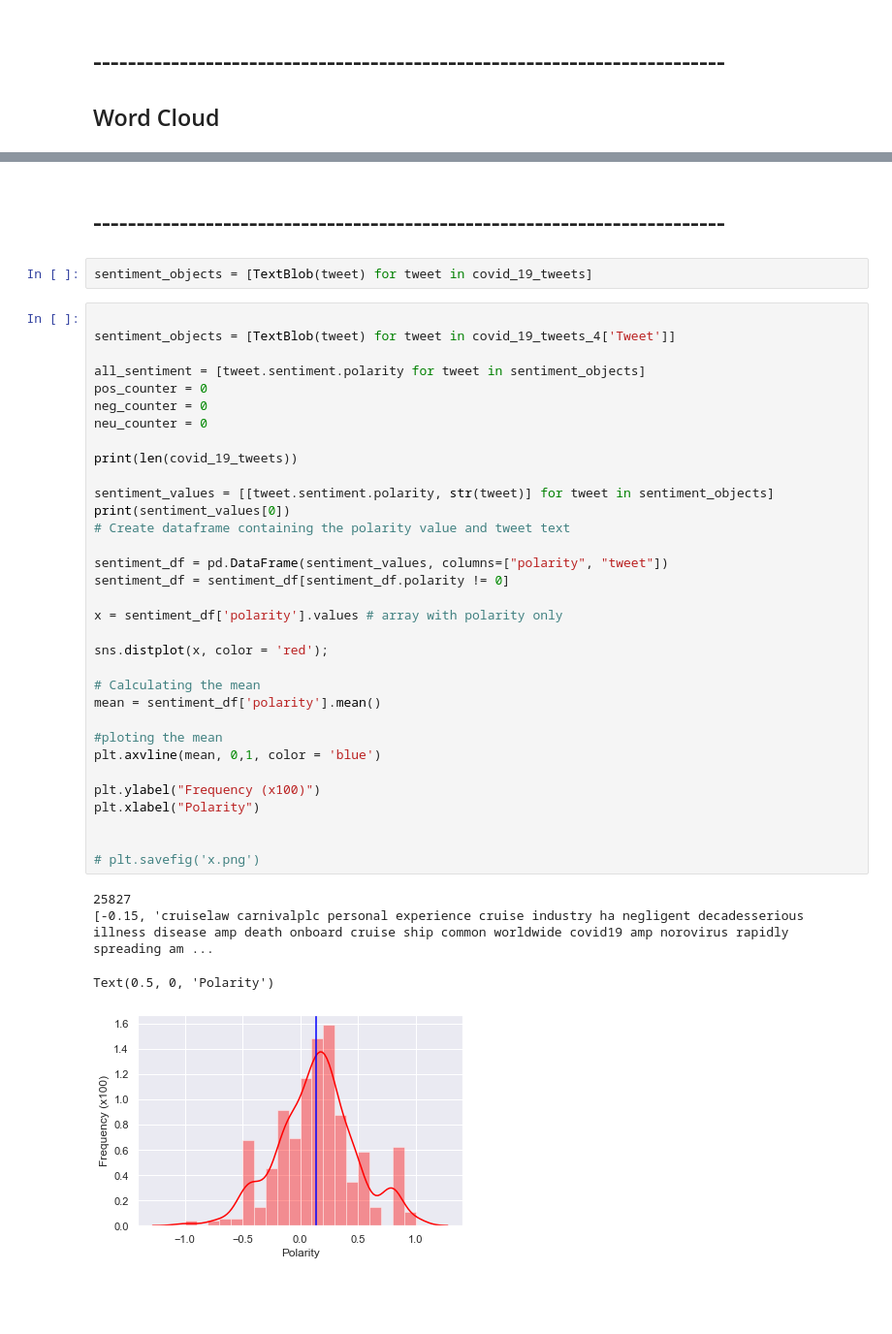
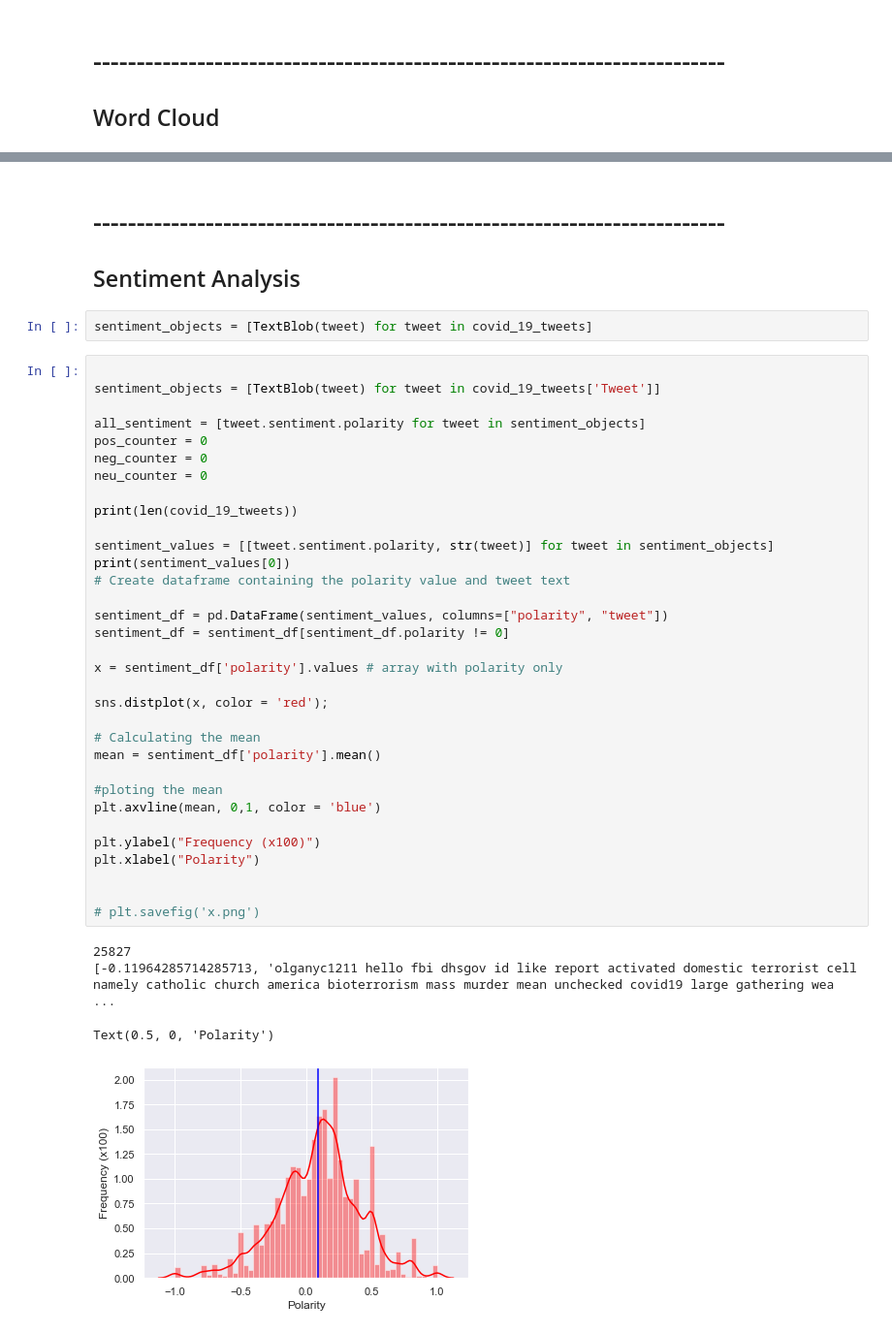
Before and after one commit to AndrewEdward37/67364_Final_Project, a Jupyter notebook: analysis.ipynb, the cells around one changed output, grey strips where cells are left out. Shown at 97% size. Saved outputs shown, nothing was run; the diff lists cells and outputs as text; blank space fills up the shorter version.

```diff
--- a/analysis.ipynb
+++ b/analysis.ipynb
@@ -350,42 +356,43 @@ plt.imshow(wc)
 # %% [markdown]
 # -------------------------------------------------------------------------
+## Sentiment Analysis
 # %%
 sentiment_objects = [TextBlob(tweet) for tweet in covid_19_tweets]
 # %%
 
-sentiment_objects = [TextBlob(tweet) for tweet in covid_19_tweets_4['Tweet']]
+sentiment_objects = [TextBlob(tweet) for tweet in covid_19_tweets['Tweet']]
 
 all_sentiment = [tweet.sentiment.polarity for tweet in sentiment_objects]
 pos_counter = 0
 neg_counter = 0
 neu_counter = 0
 
 print(len(covid_19_tweets))
 
 sentiment_values = [[tweet.sentiment.polarity, str(tweet)] for tweet in sentiment_objects]
 print(sentiment_values[0])
 # Create dataframe containing the polarity value and tweet text
 
 sentiment_df = pd.DataFrame(sentiment_values, columns=["polarity", "tweet"])
 sentiment_df = sentiment_df[sentiment_df.polarity != 0]
 
 x = sentiment_df['polarity'].values # array with polarity only
 
 sns.distplot(x, color = 'red');
 
 # Calculating the mean
 mean = sentiment_df['polarity'].mean()
 
 #ploting the mean
 plt.axvline(mean, 0,1, color = 'blue')
 
 plt.ylabel("Frequency (x100)")
 plt.xlabel("Polarity")
 
 
 # plt.savefig('x.png')
 # %% [output]
 25827
-[-0.15, 'cruiselaw carnivalplc personal experience cruise industry ha negligent decadesserious illness disease amp death onboard cruise ship common worldwide covid19 amp norovirus rapidly spreading am ...
+[-0.11964285714285713, 'olganyc1211 hello fbi dhsgov id like report activated domestic terrorist cell namely catholic church america bioterrorism mass murder mean unchecked covid19 large gathering wea ...
 Text(0.5, 0, 'Polarity')
-[figure, old version]
+[figure, new version]
```
Also changed, not shown: parts of 21 cells of this notebook.
